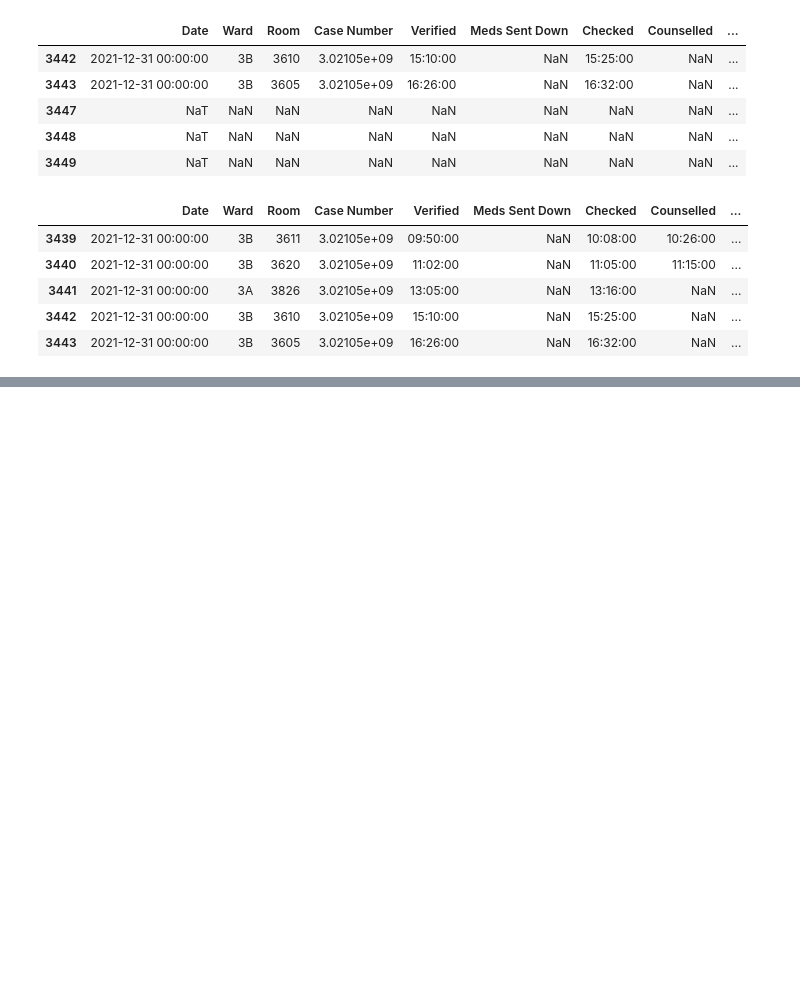
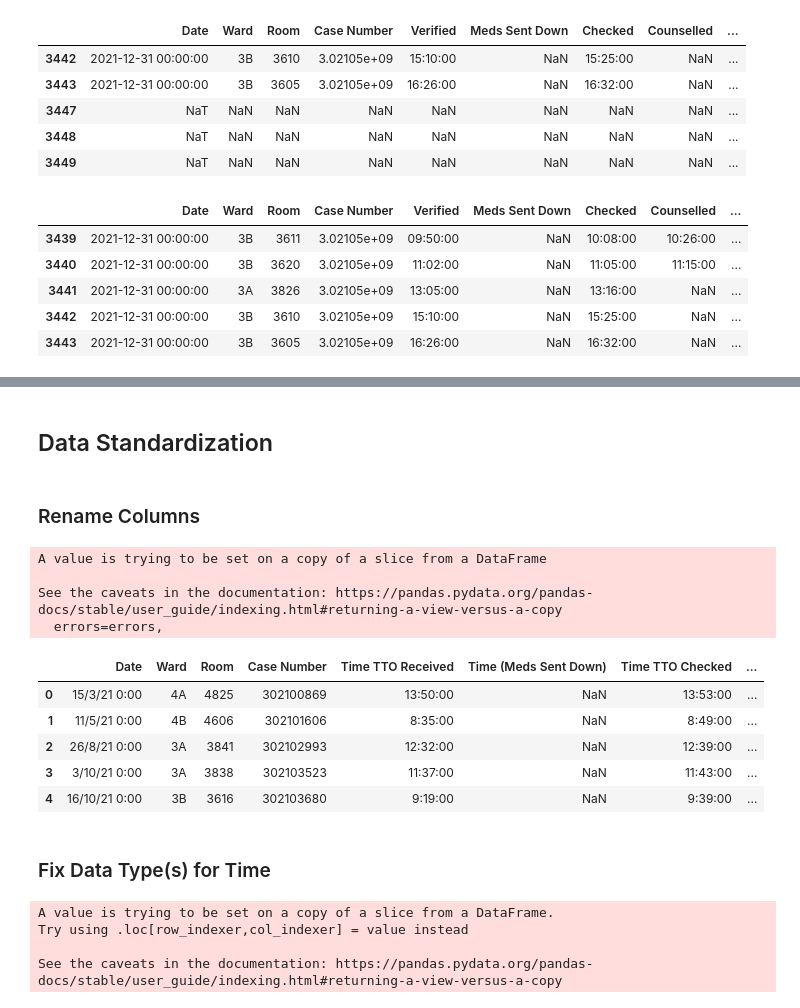
Before and after one commit to RoystonCXW/IS447---Smart-Healthcare, a Jupyter notebook: IS447/System/Data/Pharmacy Dept/Data Cleaning/PEH_Cleaning.ipynb, the cells around one changed output, grey strips where cells are left out. Saved outputs shown, nothing was run; the diff lists cells and outputs as text; code cells hidden in the pictures; blank space fills up the shorter version.

```diff
--- a/IS447/System/Data/Pharmacy Dept/Data Cleaning/PEH_Cleaning.ipynb
+++ b/IS447/System/Data/Pharmacy Dept/Data Cleaning/PEH_Cleaning.ipynb
@@ -140,0 +211,4 @@ memory usage: 435.5+ KB
+# %%
+df_csv = df_csv.dropna(subset=['Date'])
+
+df_csv.isnull().sum()
@@ -140,0 +234,40 @@ memory usage: 435.5+ KB
+# %% [markdown]
+## Data Standardization
+# %% [markdown]
+### Rename Columns
+# %%
+#Rename Columns for future standardization
+new_cols_name = {'Verified': 'Time TTO Received',
+                'Meds Sent Down': 'Time (Meds Sent Down)',
+                'Checked': 'Time TTO Checked',
+                'Counselled': 'Time (Counselled)',
+                'Remarks\n(input paeds if it is a 4P patient in 4A)': 'Remarks',
+                'Checked by Pharmacist': 'Checked By (Pharmacist)',
+                'Time to Ready for Collection': 'Time Taken (Ready for Collection)',
+                'Time to Counselling': 'Time Taken (to Counselling)',
+                'No. of Items': 'No. of Drugs'}
+
+df_csv.rename(columns=new_cols_name, inplace=True)
+
+df_csv.head()
+# %% [output]
+A value is trying to be set on a copy of a slice from a DataFrame
+
+See the caveats in the documentation: https://pandas.pydata.org/pandas-docs/stable/user_guide/indexing.html#returning-a-view-versus-a-copy
+  errors=errors,
+|  | Date | Ward | Room | Case Number | Time TTO Received | Time (Meds Sent Down) | Time TTO Checked | ... |
+| 0 | 15/3/21 0:00 | 4A | 4825 | 302100869 | 13:50:00 | NaN | 13:53:00 | ... |
+| 1 | 11/5/21 0:00 | 4B | 4606 | 302101606 | 8:35:00 | NaN | 8:49:00 | ... |
+| 2 | 26/8/21 0:00 | 3A | 3841 | 302102993 | 12:32:00 | NaN | 12:39:00 | ... |
+| 3 | 3/10/21 0:00 | 3A | 3838 | 302103523 | 11:37:00 | NaN | 11:43:00 | ... |
+| 4 | 16/10/21 0:00 | 3B | 3616 | 302103680 | 9:19:00 | NaN | 9:39:00 | ... |
+# %% [markdown]
+### Fix Data Type(s) for Time
+# %%
+#Change 'Date' Column to datetime
+df_csv['Date'] = pd.to_datetime(df_csv['Date'], infer_datetime_format=True, errors='coerce')
+# %% [output]
+A value is trying to be set on a copy of a slice from a DataFrame.
+Try using .loc[row_indexer,col_indexer] = value instead
+
+See the caveats in the documentation: https://pandas.pydata.org/pandas-docs/stable/user_guide/indexing.html#returning-a-view-versus-a-copy
```
Also changed, not shown: parts of 36 cells of this notebook, 2 other files.
